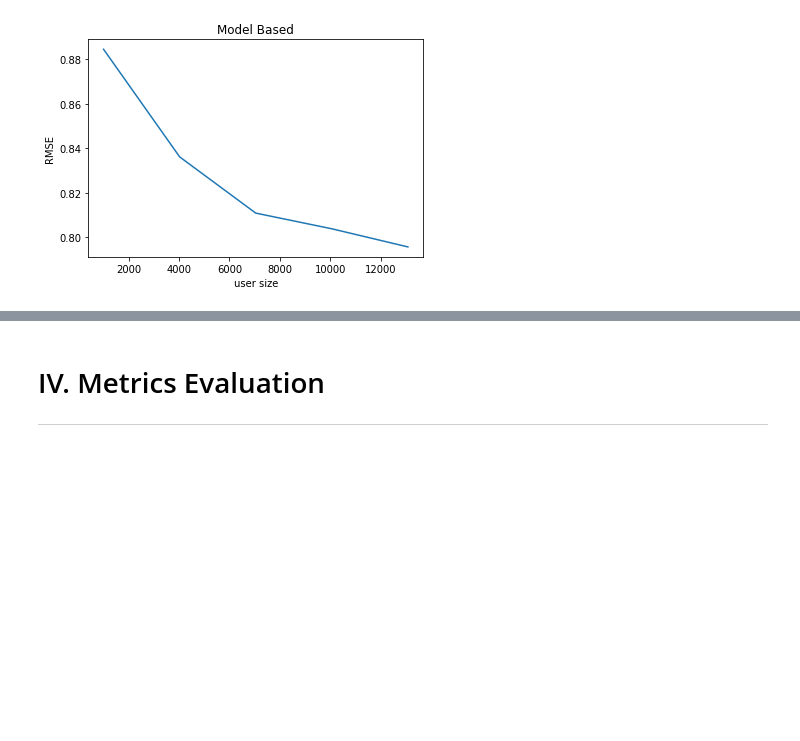
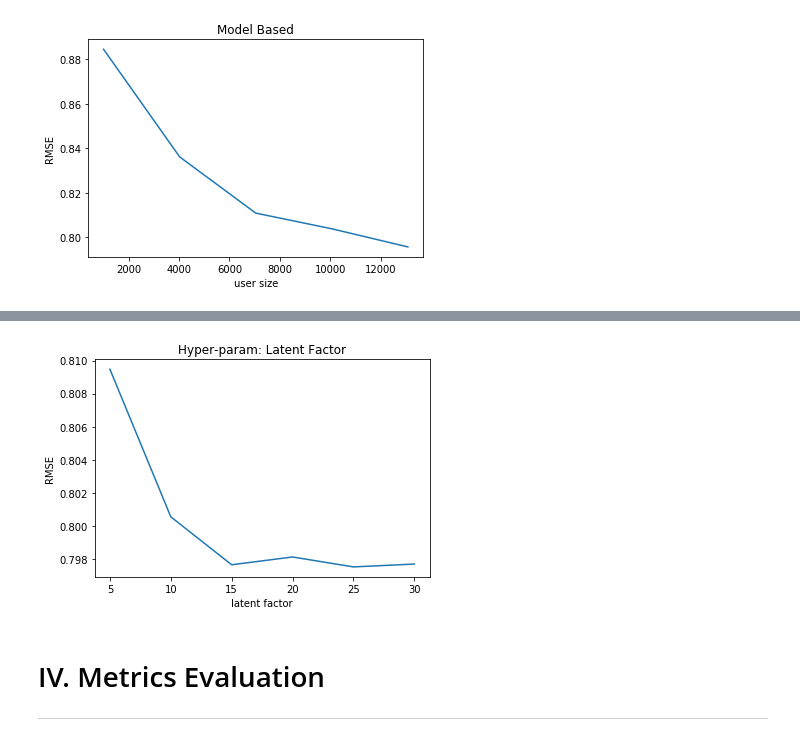
Before and after one commit to nding17/MovieRecommendation, a Jupyter notebook: movie recommendation v8.ipynb, the cells around one changed output, grey strips where cells are left out. Cells and saved outputs as stored; diff of their text form; code cells hidden in the pictures; blank space fills up the shorter version.

```diff
--- a/movie recommendation v8.ipynb
+++ b/movie recommendation v8.ipynb
@@ -530,3 +554,18 @@ plt.show()
+# %%
+results_ranks = cvModel(n_users=int(users[-1]),
+                        ranks=[5, 10, 15, 20, 25, 30],
+                        regs=[0.1])
+# %%
+ranks = np.array(results_ranks['rmse_list'])[:,0]
+rmse_ranks = np.array(results_ranks['rmse_list'])[:,2]
+
+plt.plot(ranks, rmse_ranks)
+plt.xlabel('latent factor')
+plt.ylabel('RMSE')
+plt.title('Hyper-param: Latent Factor')
+plt.show()
+# %% [output]
+[figure, added]
 # %% [markdown]
 # IV. Metrics Evaluation
 
```
Also changed, not shown: parts of 10 cells of this notebook.
